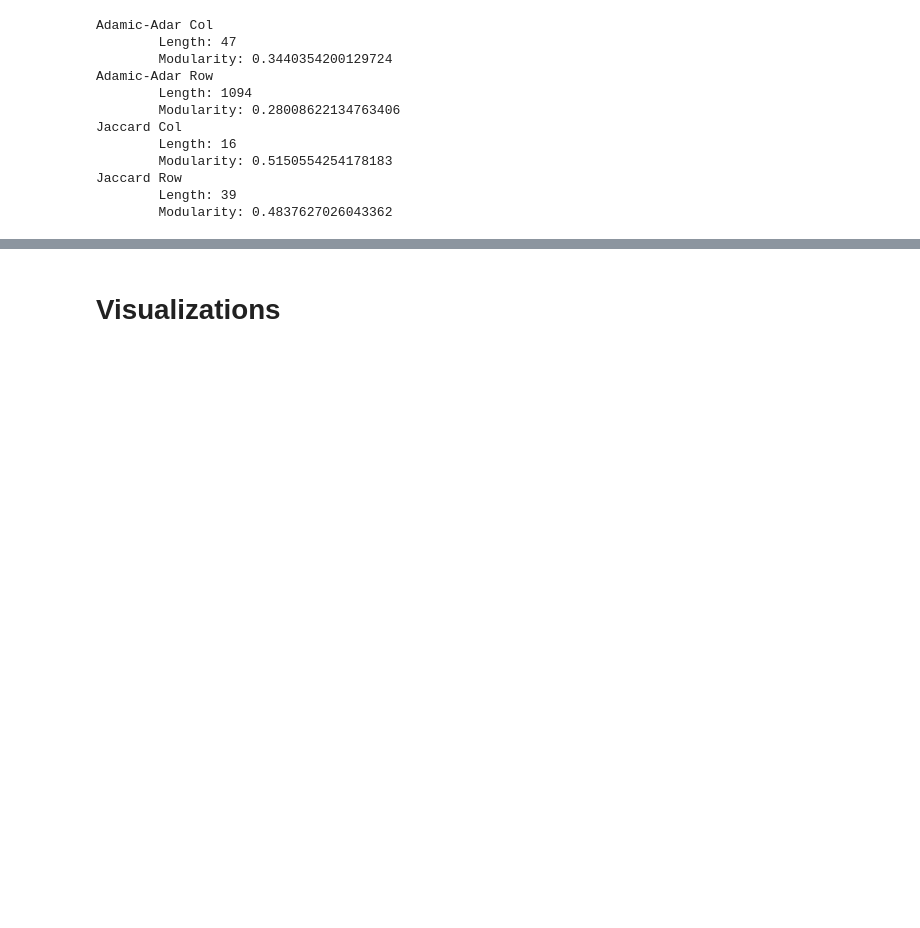
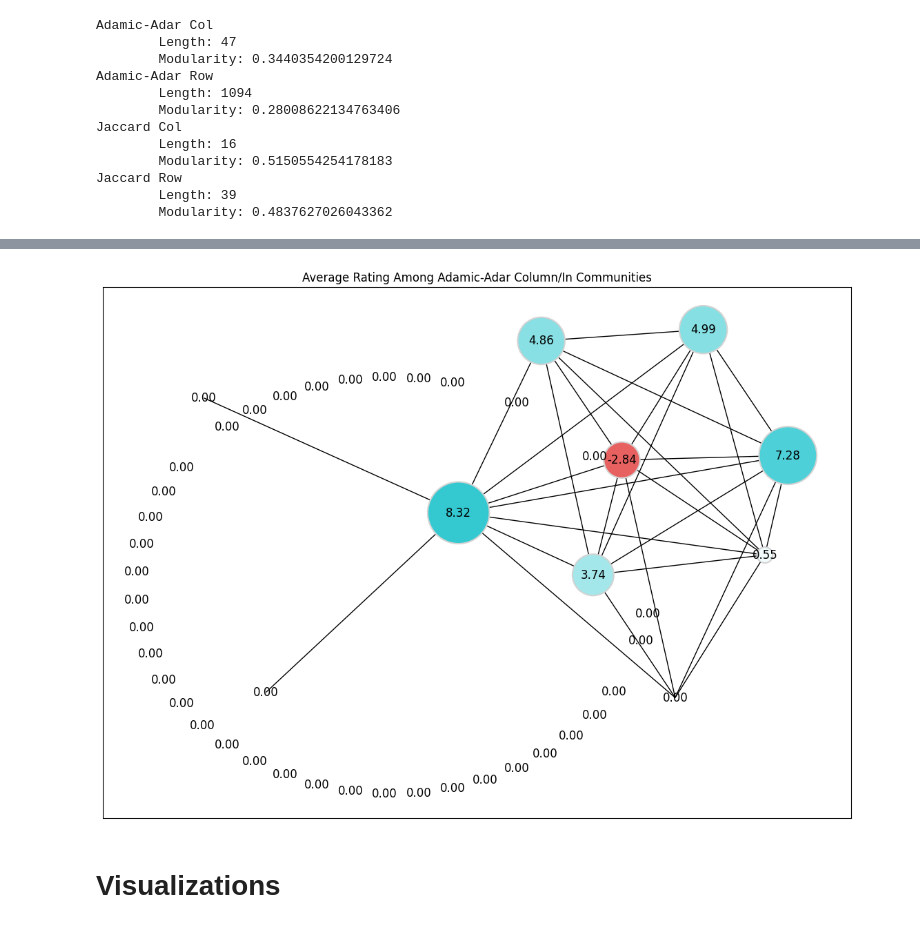
Before and after one commit to serna-bot/bitcoin_reputation_network, a Jupyter notebook: 168_proj_driver.ipynb, the cells around one changed output, grey strips where cells are left out. Saved outputs shown, nothing was run; the diff lists cells and outputs as text; code cells hidden in the pictures; blank space fills up the shorter version.

```diff
--- a/168_proj_driver.ipynb
+++ b/168_proj_driver.ipynb
@@ -124,3 +125,13 @@ for _, clusters in communities.items():
+# %%
+col_A = np.array(communities['Adamic-Adar'][0]['clusters'].cluster_graph().get_adjacency())
+col_G = nx.from_numpy_array(col_A)
+col_metrics = get_anomaly_metrics(communities['Adamic-Adar'][0]['clusters'], A, [])
+avg_rep = [m['average_rating'] for m in col_metrics]
+num_nodes = [len(c) for c in communities['Adamic-Adar'][0]['clusters']]
+
+reputation_graph(avg_rep, num_nodes, col_G, 1, "Average Rating Among Adamic-Adar Column/In Communities")
+# %% [output]
+[figure, added]
 # %% [markdown]
 # Visualizations
 # %%
```
Also changed, not shown: parts of 4 cells of this notebook, 1 other file.
